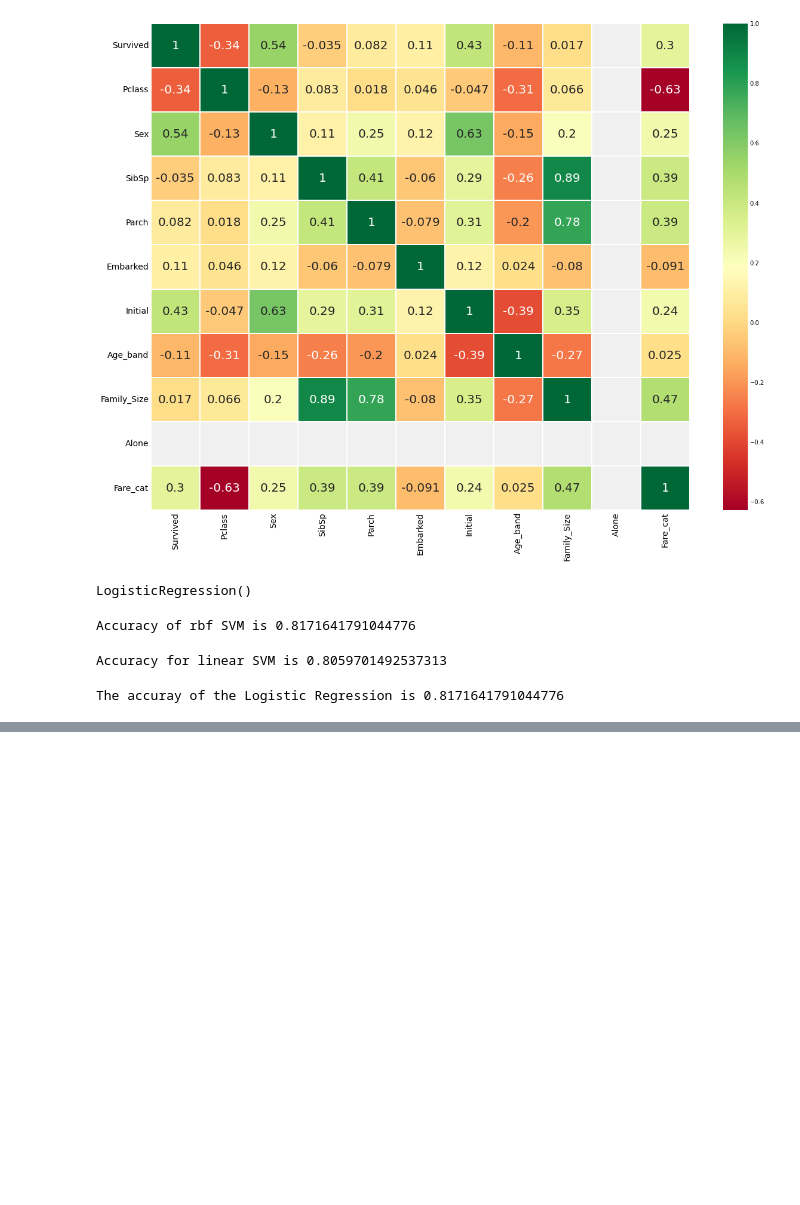
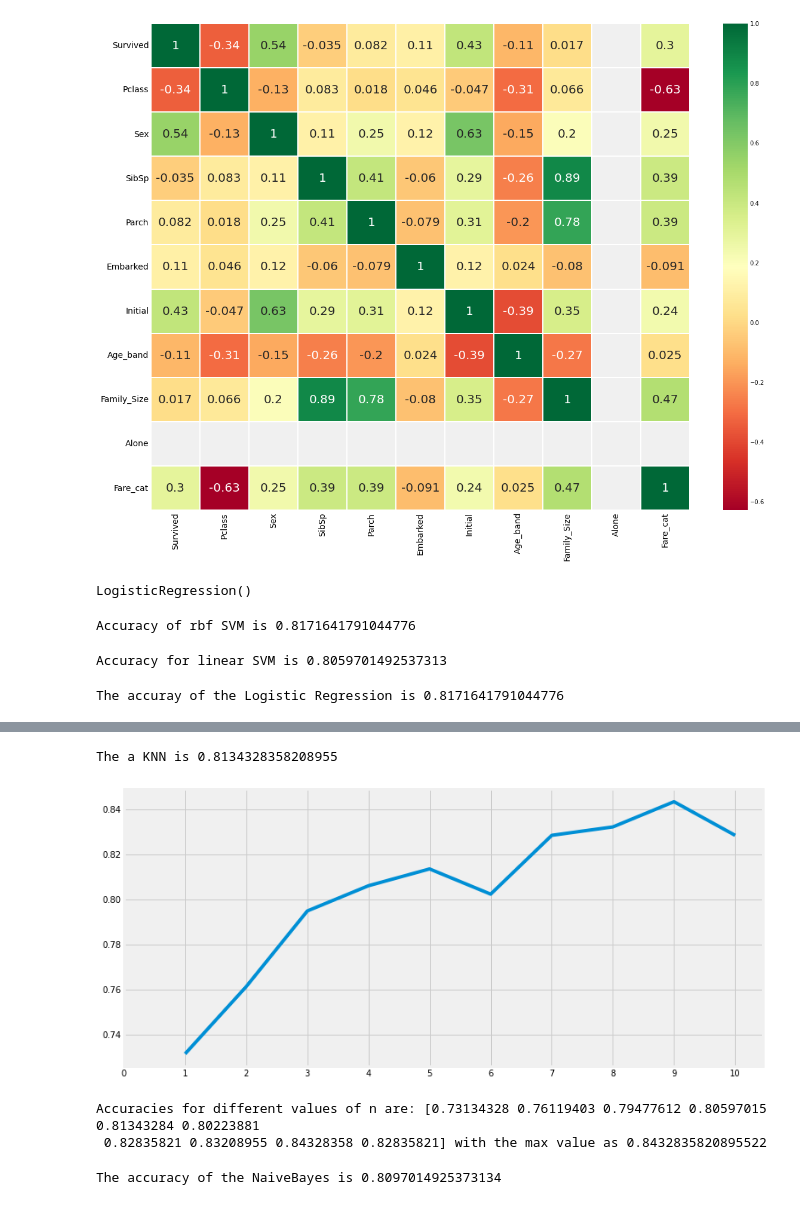
Before and after one commit to yunyunjin/Kaggle, a Jupyter notebook: eda-to-prediction-dietanic.ipynb, the cells around one changed output, grey strips where cells are left out. Saved outputs shown, nothing was run; the diff lists cells and outputs as text; code cells hidden in the pictures; blank space fills up the shorter version.

Commit message:
Kaggle Notebook | EDA To Prediction(DieTanic) | Version 14

```diff
--- a/eda-to-prediction-dietanic.ipynb
+++ b/eda-to-prediction-dietanic.ipynb
@@ -433,0 +434,34 @@ The accuracy of the Decision Tree is 0.8097014925373134
+# %%
+model=KNeighborsClassifier()
+model.fit(train_X, train_Y)
+prediction5=model.predict(test_X)
+print('The a KNN is',metrics.accuracy_score(prediction5,test_Y))
+# %% [output]
+The a KNN is 0.8134328358208955
+# %%
+a_index=list(range(1,11))
+a=pd.Series()
+x=[0,1,2,3,4,5,6,7,8,9,10]
+for i in list(range(1,11)):
+    model=KNeighborsClassifier(n_neighbors=i)
+    model.fit(train_X,train_Y)
+    prediction=model.predict(test_X)
+    a=a.append(pd.Series(metrics.accuracy_score(prediction, test_Y)))
+
+plt.plot(a_index, a)
+plt.xticks(x)
+fig=plt.gcf()
+fig.set_size_inches(12,6)
+plt.show()
+print('Accuracies for different values of n are:', a.values, 'with the max value as', a.values.max())
+# %% [output]
+[figure, added]
+Accuracies for different values of n are: [0.73134328 0.76119403 0.79477612 0.80597015 0.81343284 0.80223881
+ 0.82835821 0.83208955 0.84328358 0.82835821] with the max value as 0.8432835820895522
+# %%
+model=GaussianNB()
+model.fit(train_X, train_Y)
+prediction6=model.predict(test_X)
+print('The accuracy of the NaiveBayes is', metrics.accuracy_score(prediction6, test_Y))
+# %% [output]
+The accuracy of the NaiveBayes is 0.8097014925373134
```
Also changed, not shown: parts of 9 cells of this notebook.
